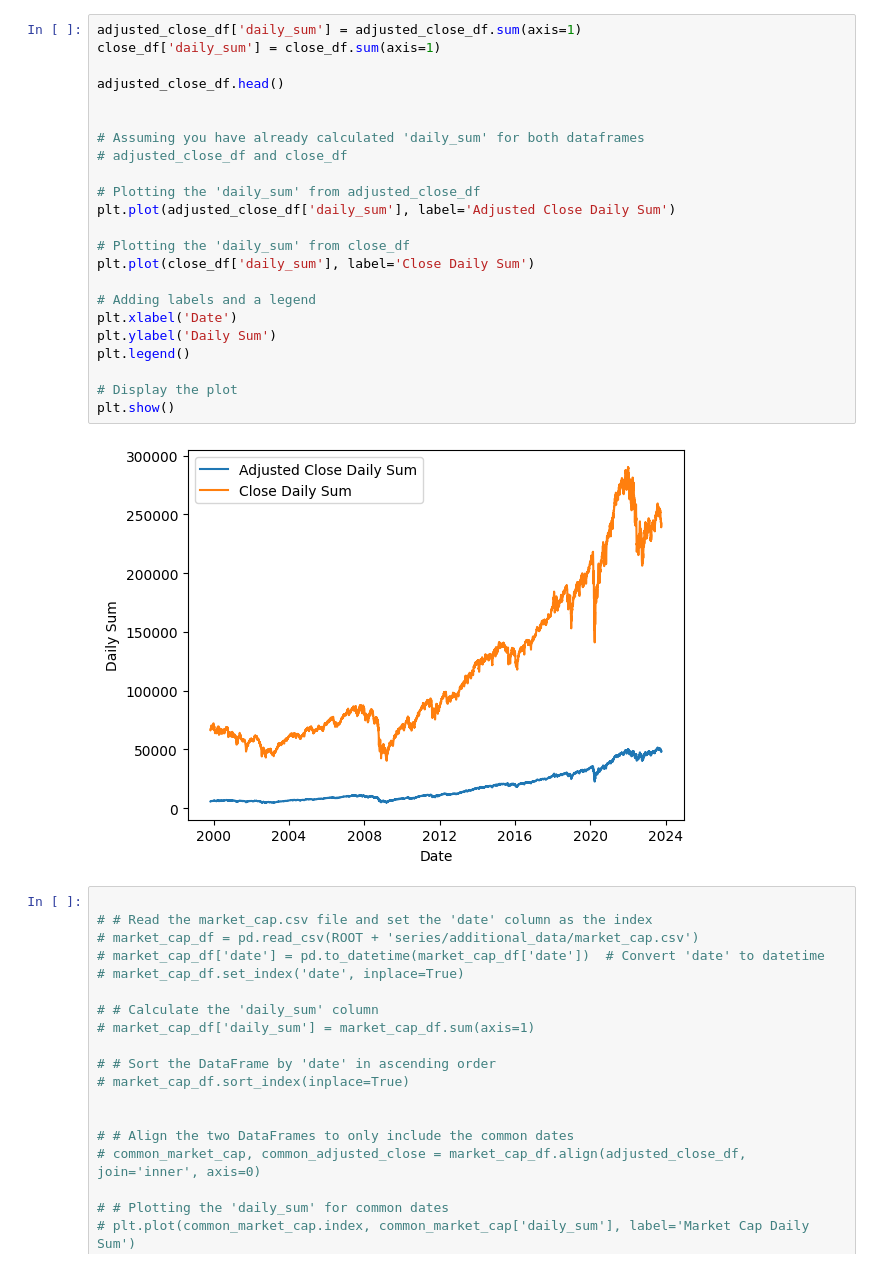
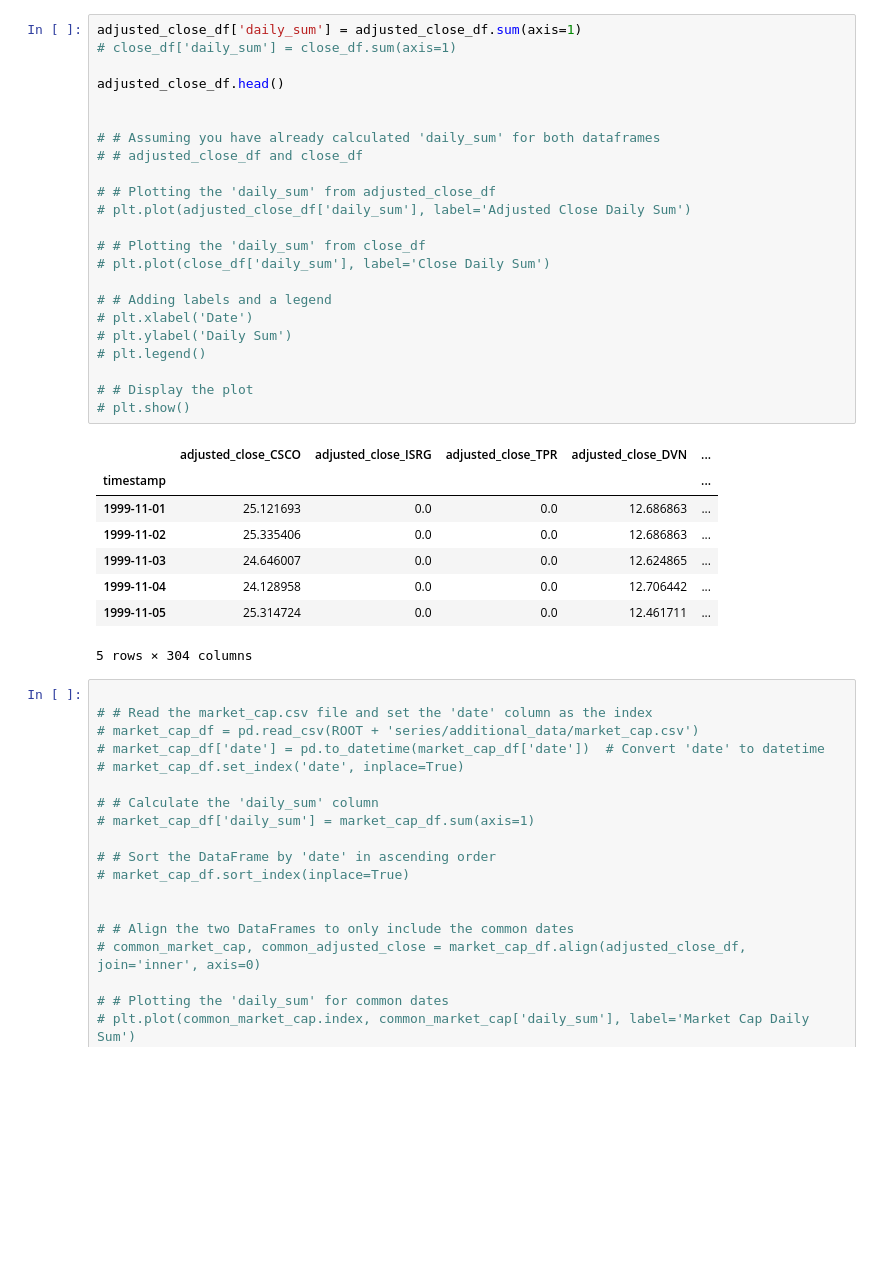
Before and after one commit to vibqetowi/datathon-23, a Jupyter notebook: experimentation.ipynb, the cells around one changed output. Cells and saved outputs as stored; diff of their text form; blank space fills up the shorter version.

```diff
--- a/experimentation.ipynb
+++ b/experimentation.ipynb
@@ -78,29 +80,36 @@ print(poly_df.head())
 [1 rows x 303 columns]
 # %%
 adjusted_close_df['daily_sum'] = adjusted_close_df.sum(axis=1)
-close_df['daily_sum'] = close_df.sum(axis=1)
+# close_df['daily_sum'] = close_df.sum(axis=1)
 
 adjusted_close_df.head()
 
 
-# Assuming you have already calculated 'daily_sum' for both dataframes
-# adjusted_close_df and close_df
+# # Assuming you have already calculated 'daily_sum' for both dataframes
+# # adjusted_close_df and close_df
 
-# Plotting the 'daily_sum' from adjusted_close_df
-plt.plot(adjusted_close_df['daily_sum'], label='Adjusted Close Daily Sum')
+# # Plotting the 'daily_sum' from adjusted_close_df
+# plt.plot(adjusted_close_df['daily_sum'], label='Adjusted Close Daily Sum')
 
-# Plotting the 'daily_sum' from close_df
-plt.plot(close_df['daily_sum'], label='Close Daily Sum')
+# # Plotting the 'daily_sum' from close_df
+# plt.plot(close_df['daily_sum'], label='Close Daily Sum')
 
-# Adding labels and a legend
-plt.xlabel('Date')
-plt.ylabel('Daily Sum')
-plt.legend()
+# # Adding labels and a legend
+# plt.xlabel('Date')
+# plt.ylabel('Daily Sum')
+# plt.legend()
 
-# Display the plot
-plt.show()
+# # Display the plot
+# plt.show()
 # %% [output]
-[figure, removed]
+|  | adjusted_close_CSCO | adjusted_close_ISRG | adjusted_close_TPR | adjusted_close_DVN | ... |
+| timestamp |  |  |  |  | ... |
+| 1999-11-01 | 25.121693 | 0.0 | 0.0 | 12.686863 | ... |
+| 1999-11-02 | 25.335406 | 0.0 | 0.0 | 12.686863 | ... |
+| 1999-11-03 | 24.646007 | 0.0 | 0.0 | 12.624865 | ... |
+| 1999-11-04 | 24.128958 | 0.0 | 0.0 | 12.706442 | ... |
+| 1999-11-05 | 25.314724 | 0.0 | 0.0 | 12.461711 | ... |
+5 rows × 304 columns
 # %%
 
 # # Read the market_cap.csv file and set the 'date' column as the index
```
Also changed, not shown: parts of 14 cells of this notebook, 7 other files.
